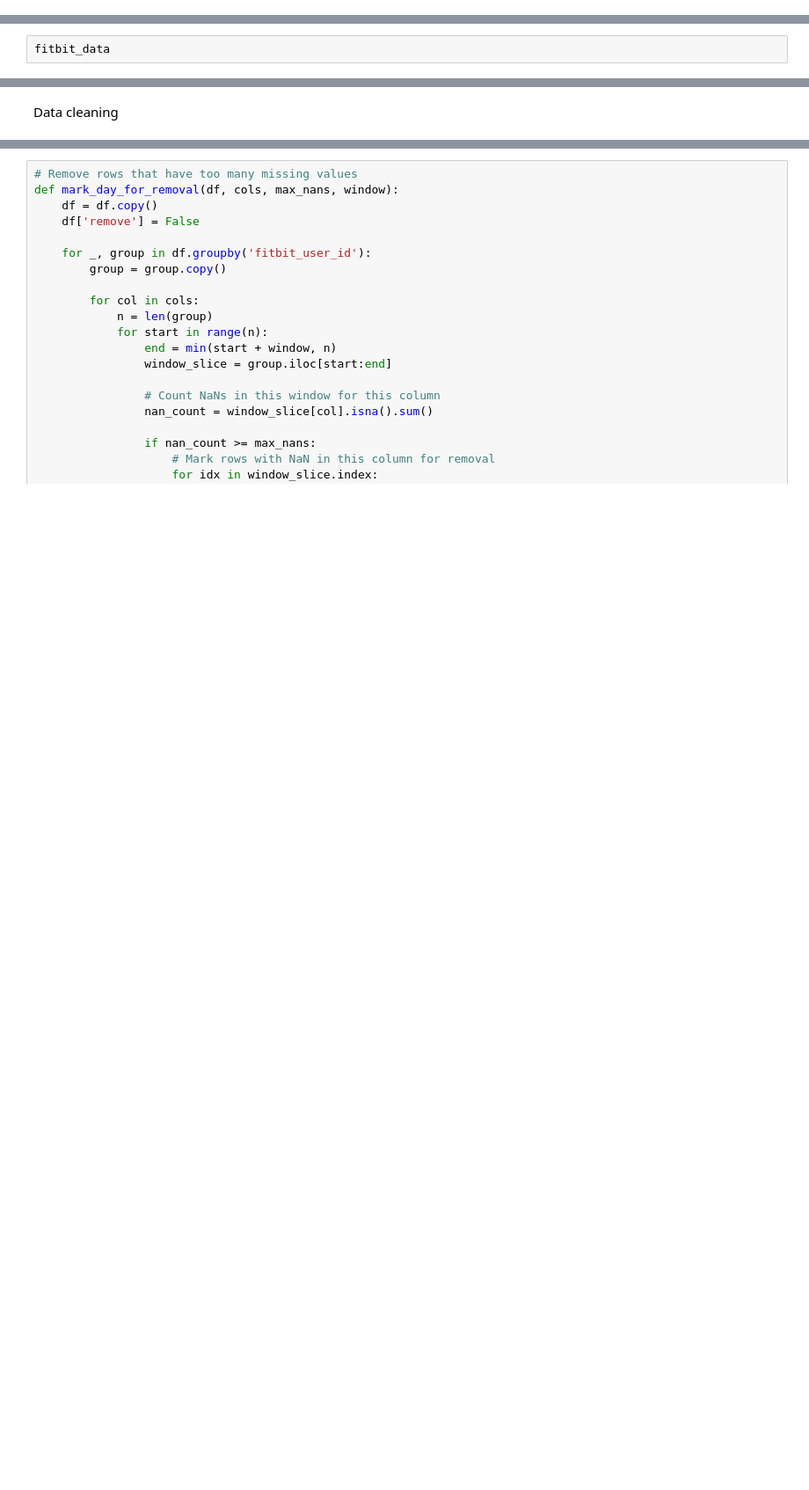
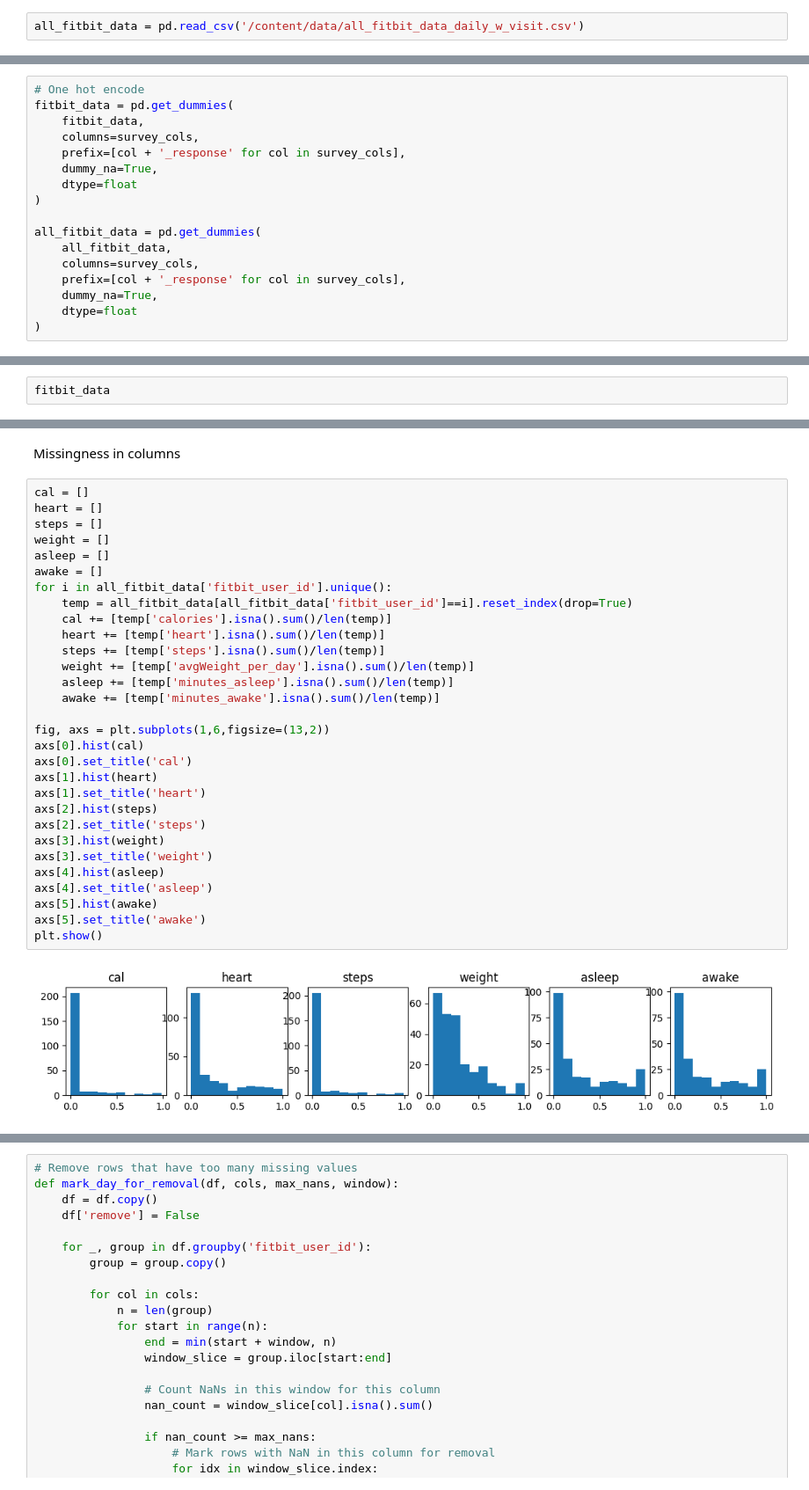
Before and after one commit to jhdaws/mhealth_classification, a Jupyter notebook: lstm/lstm_data_setup.ipynb, the cells around one changed output, grey strips where cells are left out. Shown at 88% size. Saved outputs shown, nothing was run; the diff lists cells and outputs as text; blank space fills up the shorter version.

```diff
--- a/lstm/lstm_data_setup.ipynb
+++ b/lstm/lstm_data_setup.ipynb
@@ -36,0 +34,2 @@ result_col = 'visit_day'
+# %%
+all_fitbit_data = pd.read_csv('/content/data/all_fitbit_data_daily_w_visit.csv')
@@ -55,0 +83,17 @@ fitbit_data[result_col] = fitbit_data[result_col].fillna(0)
+# %%
+# One hot encode
+fitbit_data = pd.get_dummies(
+    fitbit_data,
+    columns=survey_cols,
+    prefix=[col + '_response' for col in survey_cols],
+    dummy_na=True,
+    dtype=float
+)
+
+all_fitbit_data = pd.get_dummies(
+    all_fitbit_data,
+    columns=survey_cols,
+    prefix=[col + '_response' for col in survey_cols],
+    dummy_na=True,
+    dtype=float
+)
@@ -66,2 +192,34 @@ fitbit_data[measure_cols + survey_cols + [result_col]].corr()
-# %% [markdown]
-Data cleaning
+# %% [markdown]
+Missingness in columns
+# %%
+cal = []
+heart = []
+steps = []
+weight = []
+asleep = []
+awake = []
+for i in all_fitbit_data['fitbit_user_id'].unique():
+    temp = all_fitbit_data[all_fitbit_data['fitbit_user_id']==i].reset_index(drop=True)
+    cal += [temp['calories'].isna().sum()/len(temp)]
+    heart += [temp['heart'].isna().sum()/len(temp)]
+    steps += [temp['steps'].isna().sum()/len(temp)]
+    weight += [temp['avgWeight_per_day'].isna().sum()/len(temp)]
+    asleep += [temp['minutes_asleep'].isna().sum()/len(temp)]
+    awake += [temp['minutes_awake'].isna().sum()/len(temp)]
+
+fig, axs = plt.subplots(1,6,figsize=(13,2))
+axs[0].hist(cal)
+axs[0].set_title('cal')
+axs[1].hist(heart)
+axs[1].set_title('heart')
+axs[2].hist(steps)
+axs[2].set_title('steps')
+axs[3].hist(weight)
+axs[3].set_title('weight')
+axs[4].hist(asleep)
+axs[4].set_title('asleep')
+axs[5].hist(awake)
+axs[5].set_title('awake')
+plt.show()
+# %% [output]
+[figure, added]
```
Also changed, not shown: parts of 22 cells of this notebook.
